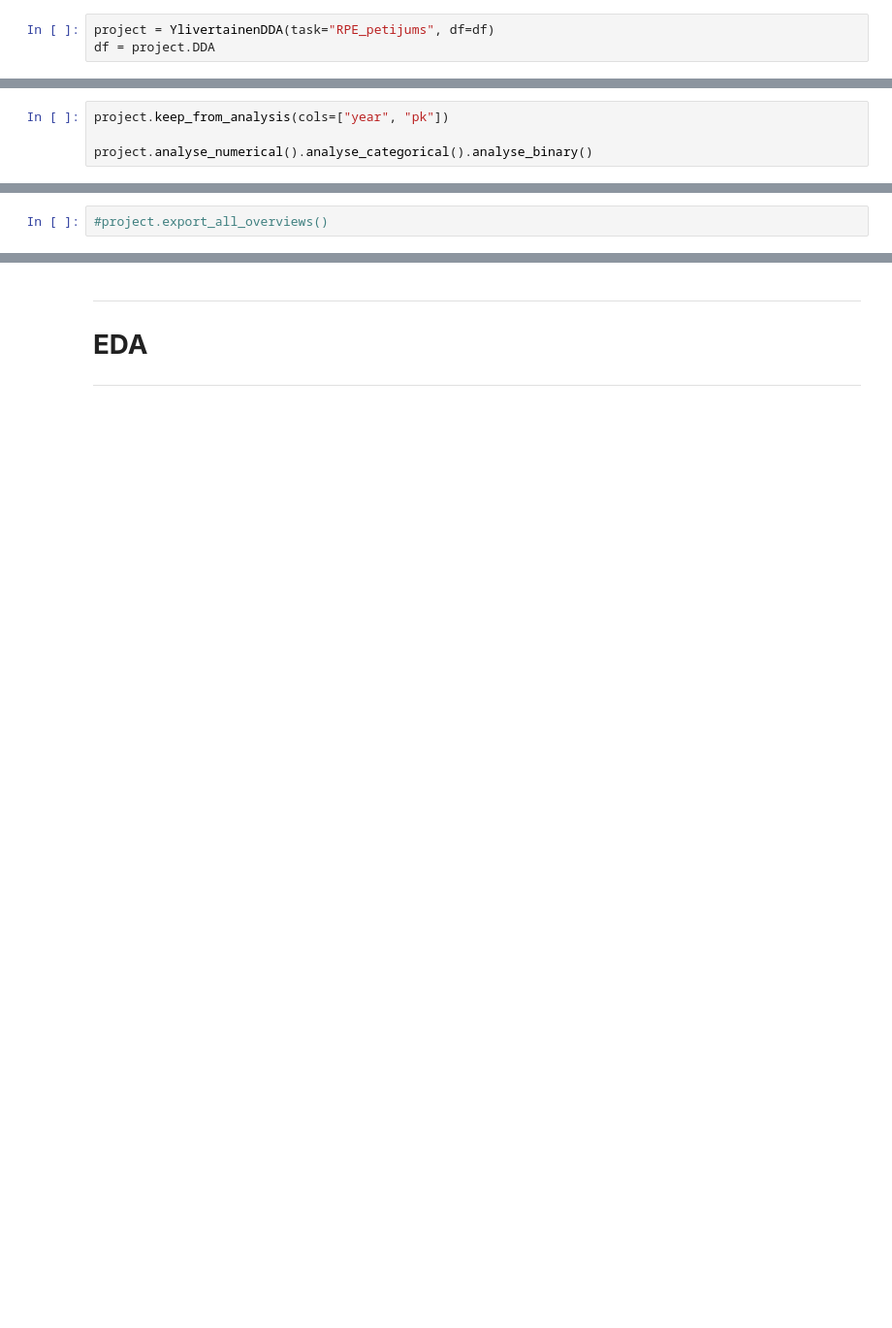
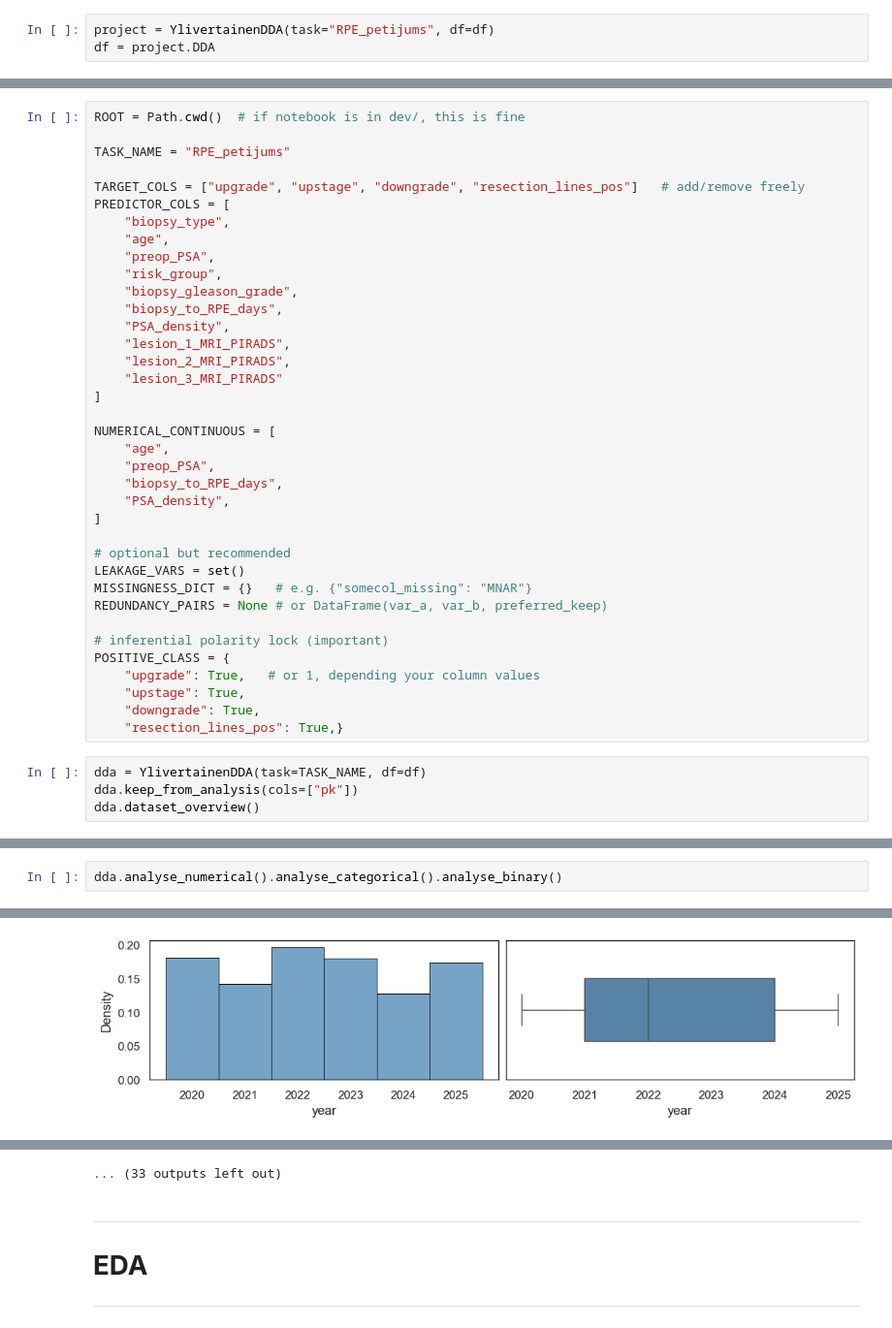
Before and after one commit to DrAndrushka/RPE_petijums, a Jupyter notebook: RPE_notebook.ipynb, the cells around one changed output, grey strips where cells are left out. Shown at 97% size. Cells and saved outputs as stored; diff of their text form; blank space fills up the shorter version.

```diff
--- a/RPE_notebook.ipynb
+++ b/RPE_notebook.ipynb
@@ -218,5 +161,42 @@ Note: includes the first row in each duplicate group. Rows with incomplete IDs w
+# %%
+ROOT = Path.cwd()  # if notebook is in dev/, this is fine
+
+TASK_NAME = "RPE_petijums"
+
+TARGET_COLS = ["upgrade", "upstage", "downgrade", "resection_lines_pos"]   # add/remove freely
+PREDICTOR_COLS = [
+    "biopsy_type",
+    "age",
+    "preop_PSA",
+    "risk_group",
+    "biopsy_gleason_grade",
+    "biopsy_to_RPE_days",
+    "PSA_density",
+    "lesion_1_MRI_PIRADS",
+    "lesion_2_MRI_PIRADS",
+    "lesion_3_MRI_PIRADS"
+]
+
+NUMERICAL_CONTINUOUS = [
+    "age",
+    "preop_PSA",
+    "biopsy_to_RPE_days",
+    "PSA_density",
+]
+
+# optional but recommended
+LEAKAGE_VARS = set()
+MISSINGNESS_DICT = {}   # e.g. {"somecol_missing": "MNAR"}
+REDUNDANCY_PAIRS = None # or DataFrame(var_a, var_b, preferred_keep)
+
+# inferential polarity lock (important)
+POSITIVE_CLASS = {
+    "upgrade": True,   # or 1, depending your column values
+    "upstage": True,
+    "downgrade": True,
+    "resection_lines_pos": True,}
 # %%
-project.keep_from_analysis(cols=["year", "pk"])
-
-project.analyse_numerical().analyse_categorical().analyse_binary()
+dda = YlivertainenDDA(task=TASK_NAME, df=df)
+dda.keep_from_analysis(cols=["pk"])
+dda.dataset_overview()
 # %% [output]
@@ -289,2 +221,3 @@ project.analyse_numerical().analyse_categorical().analyse_binary()
 # %%
-#project.export_all_overviews()
+dda.analyse_numerical().analyse_categorical().analyse_binary()
+# %% [output]
@@ -290,0 +236 @@ project.analyse_numerical().analyse_categorical().analyse_binary()
+[figure, added]
@@ -291,3 +292,4 @@ project.analyse_numerical().analyse_categorical().analyse_binary()
+... (33 outputs left out)
 # %% [markdown]
 ---
 # **EDA**
```
Also changed, not shown: parts of 13 cells of this notebook, 7 other files.
